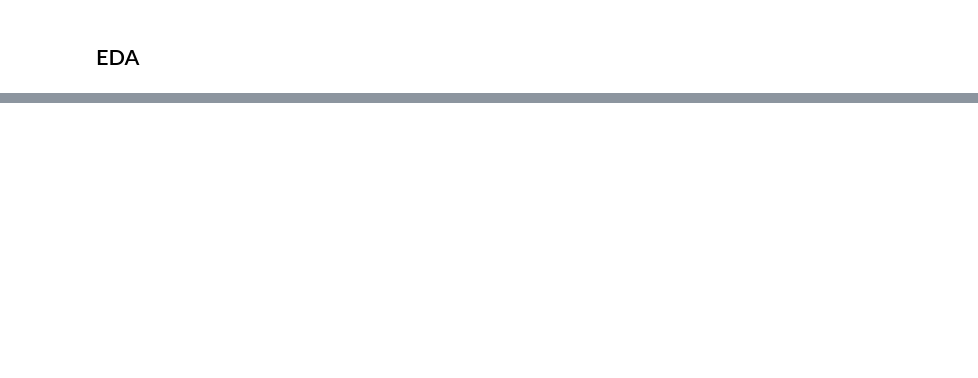
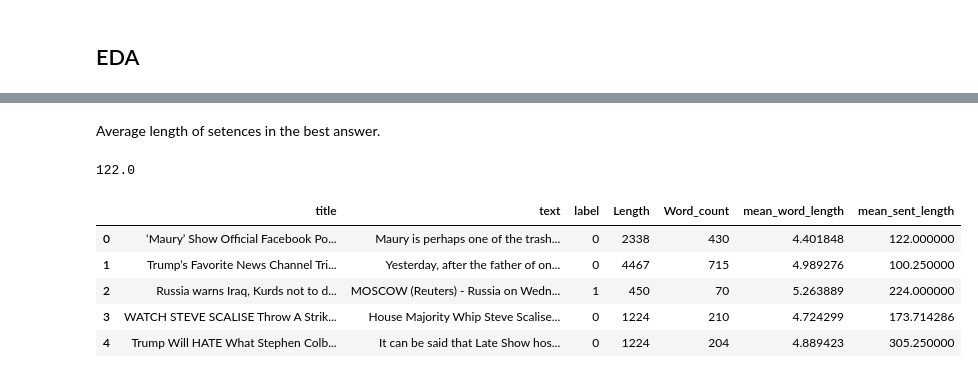
Before and after one commit to ktherron/DataScienceCapstone2, a Jupyter notebook: fake_news_data_wrangling_eda.ipynb, the cells around one changed output, grey strips where cells are left out. Saved outputs shown, nothing was run; the diff lists cells and outputs as text; code cells hidden in the pictures; blank space fills up the shorter version.

```diff
--- a/fake_news_data_wrangling_eda.ipynb
+++ b/fake_news_data_wrangling_eda.ipynb
@@ -85,0 +126,3 @@ Name: type, dtype: int64
+# %%
+word_count = fake_news['text'][0].split()
+print(f'Word count in a title: {len(word_count)}')
@@ -85,0 +131,7 @@ Name: type, dtype: int64
+# %%
+def word_count(text):
+    text_list = text.split()
+    return len(text_list)
+# %%
+fake_news['Word_count'] = fake_news['text'].apply(word_count)
+fake_news.head()
@@ -85,0 +147,3 @@ Name: type, dtype: int64
+# %%
+fake_news['mean_word_length'] = fake_news['text'].map(lambda x: np.mean([len(word) for word in x.split(" ")]))
+fake_news.head()
@@ -85,0 +157,21 @@ Name: type, dtype: int64
+# %% [markdown]
+Average length of setences in the best answer.
+# %%
+np.mean([len(sent) for sent in tokenize.sent_tokenize(fake_news['text'][0])])
+# %% [output]
+122.0
+# %%
+warnings.filterwarnings(action='ignore', message='Mean of empty slice')
+
+def calculate_mean_sent_length(text):
+    return np.mean([len(sent) for sent in tokenize.sent_tokenize(text)])
+
+fake_news['mean_sent_length'] = fake_news['text'].apply(calculate_mean_sent_length)
+fake_news.head()
+# %% [output]
+|  | title | text | label | Length | Word_count | mean_word_length | mean_sent_length |
+| 0 | ‘Maury’ Show Official Facebook Po... | Maury is perhaps one of the trash... | 0 | 2338 | 430 | 4.401848 | 122.000000 |
+| 1 | Trump’s Favorite News Channel Tri... | Yesterday, after the father of on... | 0 | 4467 | 715 | 4.989276 | 100.250000 |
+| 2 | Russia warns Iraq, Kurds not to d... | MOSCOW (Reuters) - Russia on Wedn... | 1 | 450 | 70 | 5.263889 | 224.000000 |
+| 3 | WATCH STEVE SCALISE Throw A Strik... | House Majority Whip Steve Scalise... | 0 | 1224 | 210 | 4.724299 | 173.714286 |
+| 4 | Trump Will HATE What Stephen Colb... | It can be said that Late Show hos... | 0 | 1224 | 204 | 4.889423 | 305.250000 |
```
Also changed, not shown: parts of 22 cells of this notebook, 13 other files.
